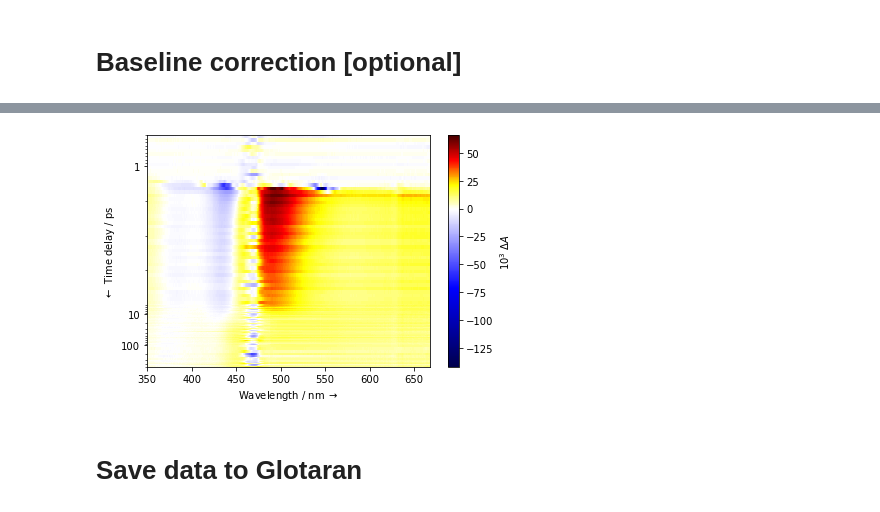
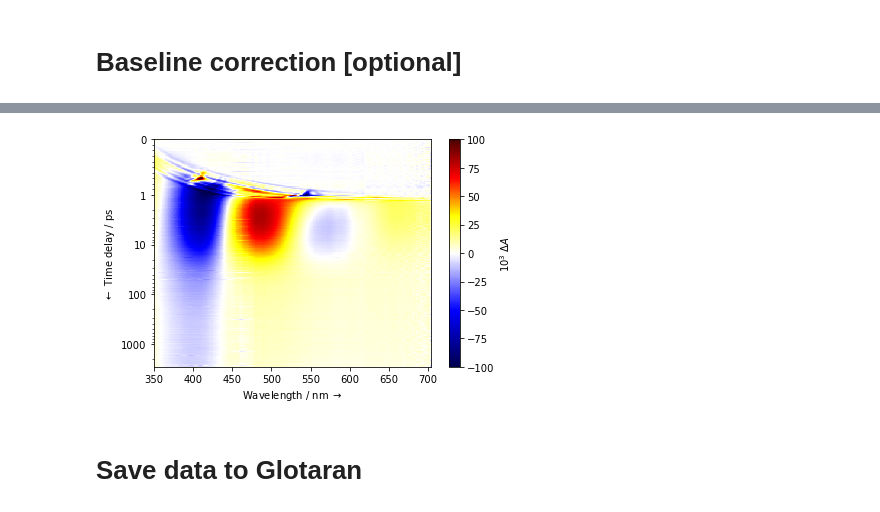
Before and after one commit to dmadea/Jupyter-Tutorials, a Jupyter notebook: Femto + LDM/Data_loader.ipynb, the cells around one changed output, grey strips where cells are left out. Saved outputs shown, nothing was run; the diff lists cells and outputs as text; code cells hidden in the pictures.

```diff
--- a/Femto + LDM/Data_loader.ipynb
+++ b/Femto + LDM/Data_loader.ipynb
@@ -204,10 +216,13 @@ plot_data(final_data, D_mul_factor=1e3, symlog=True, z_lim=(-200, 200), t_lim=(0
 # %%
-final_data_bc = baseline_corr(final_data, t0=0, t1=0.8)
+# final_data_bc_Compound = baseline_corr(final_data, t0=0, t1=0.15)
 
-plot_data(final_data_bc, D_mul_factor=1e3, symlog=True, z_lim=(None, None), t_lim=(0.1, 500), w_lim=(350, None), fig_size=(6, 4),
-          cmap='diverging', title='', filepath=None, dpi=500, linthresh=5, linscale=5)
+plot_data(final_data_bc_Compound, D_mul_factor=1e3, symlog=True, z_lim=(-100, 100), t_lim=(0, None), w_lim=(350, None), fig_size=(6, 4),
+          cmap='diverging', title='', filepath=None, dpi=500, linthresh=1, linscale=1)
+
+save_matrix(final_data_bc_Compound, w0=348, w1=700,
+            delimiter='\t', fname=r'C:\Users\dominik\Documents\RealTimeSync\Projects\2019-Bilirubin project\TS\Femto\2020_09_23 Z isomer 470 nm ex. MeOH\ICA corr\2020_09_23_1Z_MeOH_460_2850ps_1_avrg.txt')
 # %% [output]
-[figure, old version]
+[figure, new version]
 # %% [markdown]
 # Save data to Glotaran
 # %%
```
Also changed, not shown: parts of 12 cells of this notebook.
